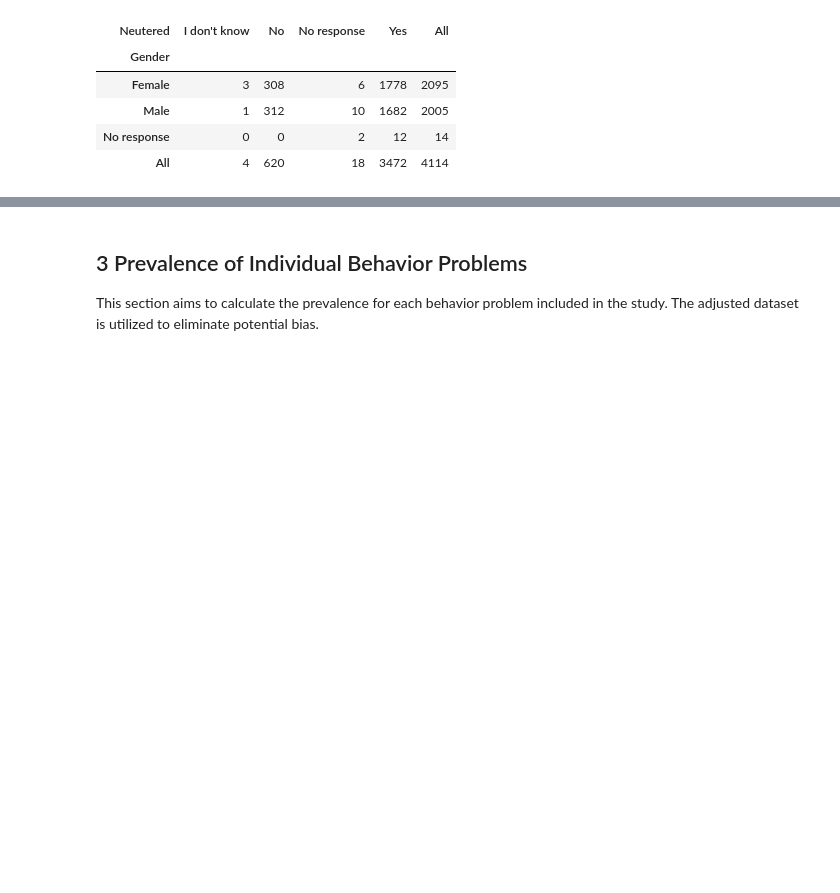
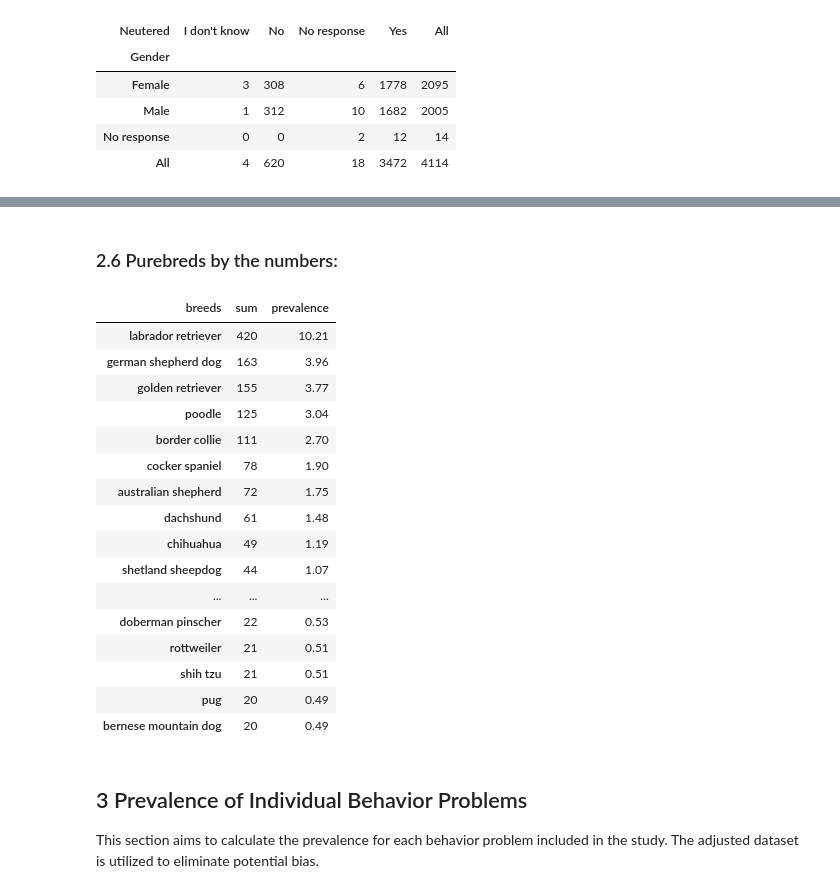
Before and after one commit to iandinwoodie/pdbs-study-1, a Jupyter notebook: notebooks/1.0-ird-pdbs-analysis-notebook.ipynb, the cells around one changed output, grey strips where cells are left out. Cells and saved outputs as stored; diff of their text form; code cells hidden in the pictures; blank space fills up the shorter version.

```diff
--- a/notebooks/1.0-ird-pdbs-analysis-notebook.ipynb
+++ b/notebooks/1.0-ird-pdbs-analysis-notebook.ipynb
@@ -413,3 +375,35 @@ py.iplot(fig)
+# %% [markdown]
+### 2.6 Purebreds by the numbers:
+# %%
+# Create the necessary dataframe.
+fields = 'purebred_breed'
+labels = ['Breed']
+df = createStringDataFrame(DOG_TABLE, fields, labels, filtered=False)
+df = df.replace('', np.nan, regex=True)
+
+# Calculate sums and prevalences.
+df = getValueCountAndPrevalence(df, labels[0])
+df = df.round(2)
+df.columns.name = 'breeds'
+df[:30]
+# %% [output]
+| breeds | sum | prevalence |
+| labrador retriever | 420 | 10.21 |
+| german shepherd dog | 163 | 3.96 |
+| golden retriever | 155 | 3.77 |
+| poodle | 125 | 3.04 |
+| border collie | 111 | 2.70 |
+| cocker spaniel | 78 | 1.90 |
+| australian shepherd | 72 | 1.75 |
+| dachshund | 61 | 1.48 |
+| chihuahua | 49 | 1.19 |
+| shetland sheepdog | 44 | 1.07 |
+| ... | ... | ... |
+| doberman pinscher | 22 | 0.53 |
+| rottweiler | 21 | 0.51 |
+| shih tzu | 21 | 0.51 |
+| pug | 20 | 0.49 |
+| bernese mountain dog | 20 | 0.49 |
 # %% [markdown]
 ## 3 Prevalence of Individual Behavior Problems
 
```
Also changed, not shown: parts of 6 cells of this notebook, 3 other files.
